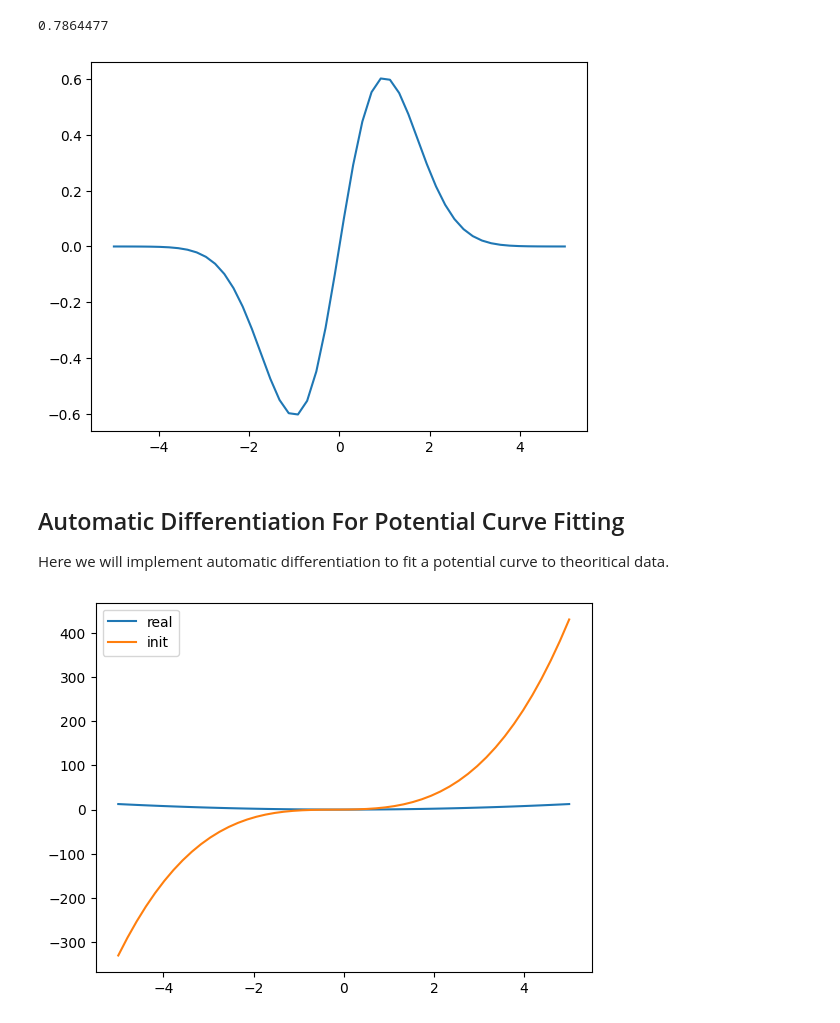
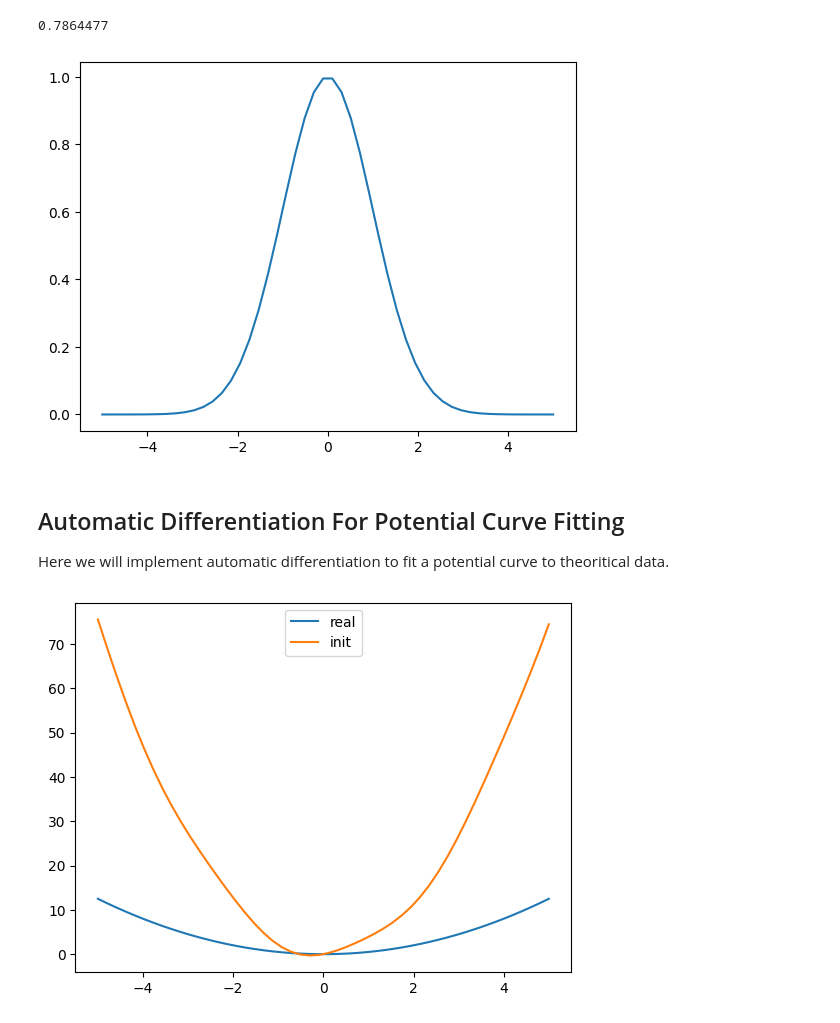
Before and after one commit to STOKES-DOT/Codes_practice, a Jupyter notebook: automatic_differential/ad.ipynb, the cells around one changed output. Saved outputs shown, nothing was run; the diff lists cells and outputs as text; code cells hidden in the pictures.

```diff
--- a/automatic_differential/ad.ipynb
+++ b/automatic_differential/ad.ipynb
@@ -52,40 +52,40 @@ def wave_function(x, n):
 
 num = 50
 x = jnp.linspace(-5, 5, num)
-real_wave_function = wave_function(x, 1)
+real_wave_function = wave_function(x, 0)
 
 plt.plot(x, real_wave_function)
 plt.show()
 # %% [output]
-[figure, old version]
+[figure, new version]
 # %% [markdown]
 ## Automatic Differentiation For Potential Curve Fitting
 Here we will implement automatic differentiation to fit a potential curve to theoritical data.
 # %%
 def v_d(a, b, c, x):
     """
     初始化势能
     :param x: 粒子的位置，数组，shape为(2,)
     :return: 势能值，标量
     """
-    v = a*x + b*x**2 + c*x**3
+    v = a*jnp.sin(b*x) + c*x**2
     return v
 def v_real(x):
     """
     初始化势能
     :param x: 粒子的位置，数组，shape为(2,)
     :return: 势能值，标量
     """
     v_real = 1/2*x**2
     return v_real
 a = 1
 b = 2
 c = 3
 v_real = v_real(x)
-v_init = v(a, b, c ,x)
+v_init = v_d(a, b, c ,x)
 plt.plot(x, v_real, label='real')
 plt.plot(x, v_init, label='init')
 plt.legend()
 plt.show()
 # %% [output]
-[figure, old version]
+[figure, new version]
```
Also changed, not shown: parts of 5 cells of this notebook.
